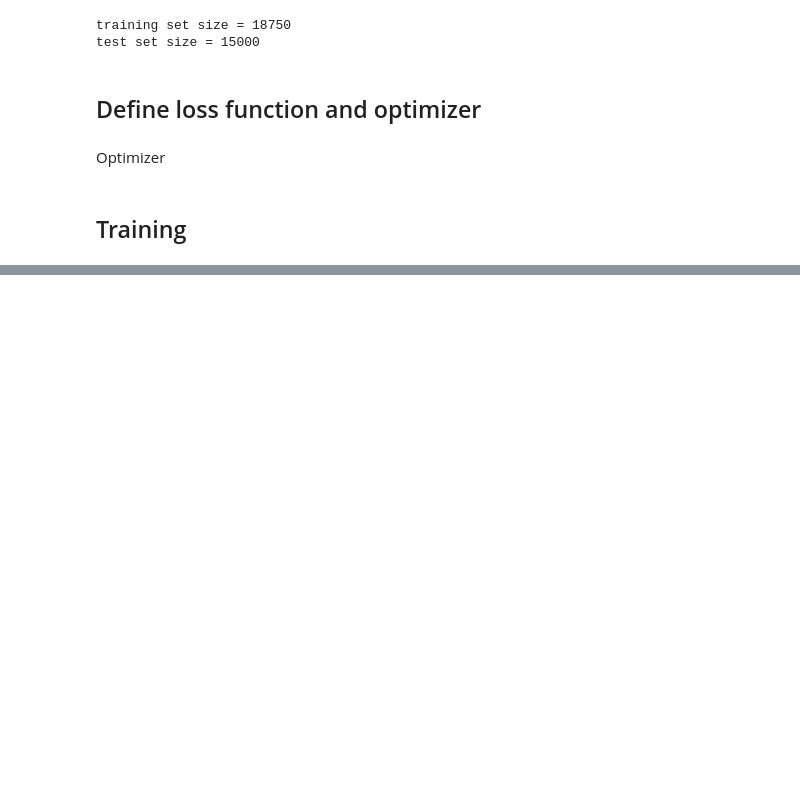
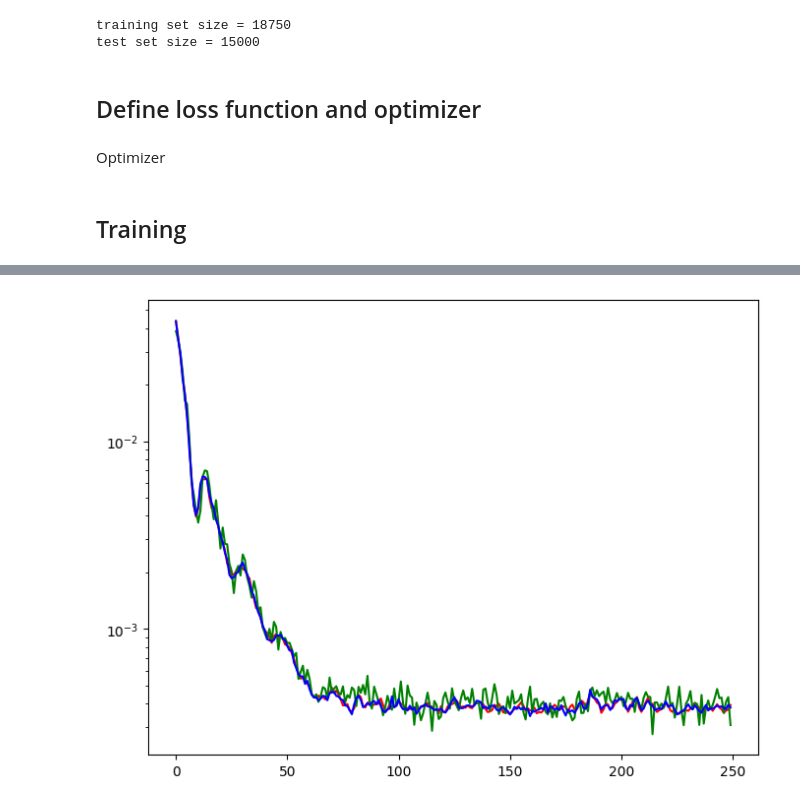
Before and after one commit to ch-tung/SQ_VAE, a Jupyter notebook: direct_param_SQ/test_param_SQ.ipynb, the cells around one changed output, grey strips where cells are left out. Drawn from its saved outputs; the diff is of its cells as text; code cells hidden in the pictures; blank space fills up the shorter version.

```diff
--- a/direct_param_SQ/test_param_SQ.ipynb
+++ b/direct_param_SQ/test_param_SQ.ipynb
@@ -489,0 +538,12 @@ layer0.get_weights()
+# %%
+errname = './figures/test_err.png'
+fig2 = plt.figure(figsize=(8, 6))
+plt.plot(err_test_epoch,'-r')
+plt.plot(err_train_epoch,'-g')
+plt.plot(err_validate_epoch,'-b')
+plt.yscale('log')
+#plt.ylim(4e-3, 1e-1)
+plt.savefig(errname.format(epoch))
+plt.show()
+# %% [output]
+[figure, added]
```
Also changed, not shown: parts of 17 cells of this notebook.
